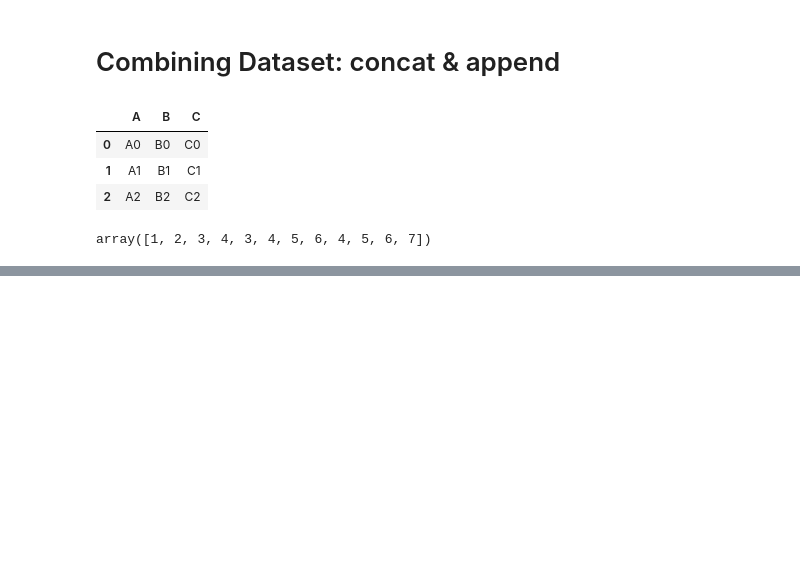
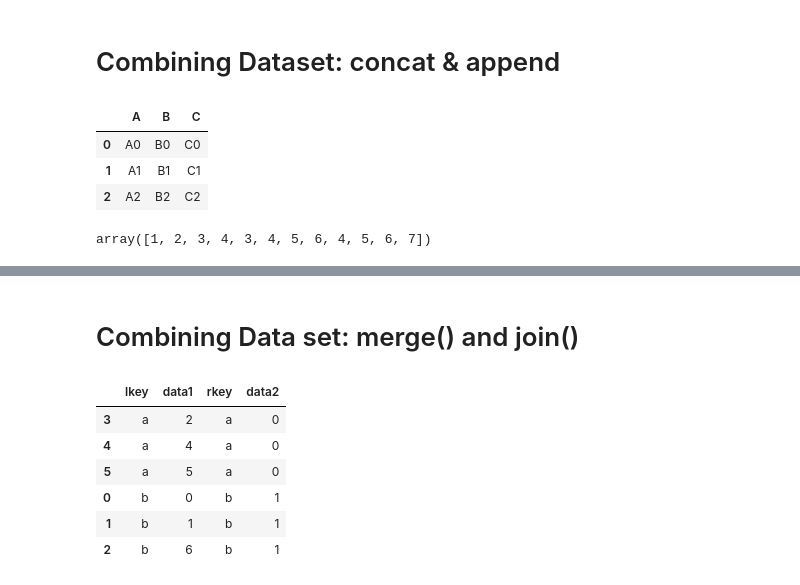
Before and after one commit to DurodolaBolu/pandas, a Jupyter notebook: combining datasets.ipynb, the cells around one changed output, grey strips where cells are left out. Cells and saved outputs as stored; diff of their text form; code cells hidden in the pictures; blank space fills up the shorter version.

```diff
--- a/combining datasets.ipynb
+++ b/combining datasets.ipynb
@@ -125,0 +115,42 @@ TypeError: append() got an unexpected keyword argument 'axis'
+# %% [markdown]
+# Combining Data set: merge() and join()
+# %%
+# Categories of join
+# one-to-one
+
+df1 = pd.DataFrame({'employee':['Bob', 'Jake', 'Lisa', 'Sue'],
+                    'group': ['Accounting', 'Engineering', 'Engineering', 'HR']})
+df2 = pd.DataFrame({'employee': ['Lisa', 'Bob', 'Jake','Sue'],
+                    'hire_date':[2004,2012,2006,2014]})
+df3 = pd.merge(df1,df2)
+
+# Many-to-one
+
+df4  = pd.DataFrame({'group':['Accounting', 'Engineeroing', 'HR'],
+                     'supervisor': ['Carly', 'Guido', 'Steve']})
+
+# Another example on many-to-one
+dl1 = pd.DataFrame({'key':['b','b','a','c','a','a','b'],
+                    'data1': range(7)})
+dl2 = pd.DataFrame({'key': ['a','b','d'],
+                    'data2': range(3)})
+pd.merge(dl1,dl2, on='key')
+
+# Seperating the value of the data if the column names are different
+dl3 = pd.DataFrame({'lkey':['b','b','a','c','a','a','b'],
+                    'data1': range(7)})
+dl4 = pd.DataFrame({'rkey': ['a','b','d'],
+                    'data2': range(3)})
+merged = pd.merge(dl3,dl4, right_on='rkey', left_on='lkey')
+# pd.merge(df3,df4)
+# print(df3)
+# print(df4)
+# print(pd.merge(df3,df4))
+# %% [output]
+|  | lkey | data1 | rkey | data2 |
+| 3 | a | 2 | a | 0 |
+| 4 | a | 4 | a | 0 |
+| 5 | a | 5 | a | 0 |
+| 0 | b | 0 | b | 1 |
+| 1 | b | 1 | b | 1 |
+| 2 | b | 6 | b | 1 |
```
Also changed, not shown: parts of 4 cells of this notebook, 1 other file.
